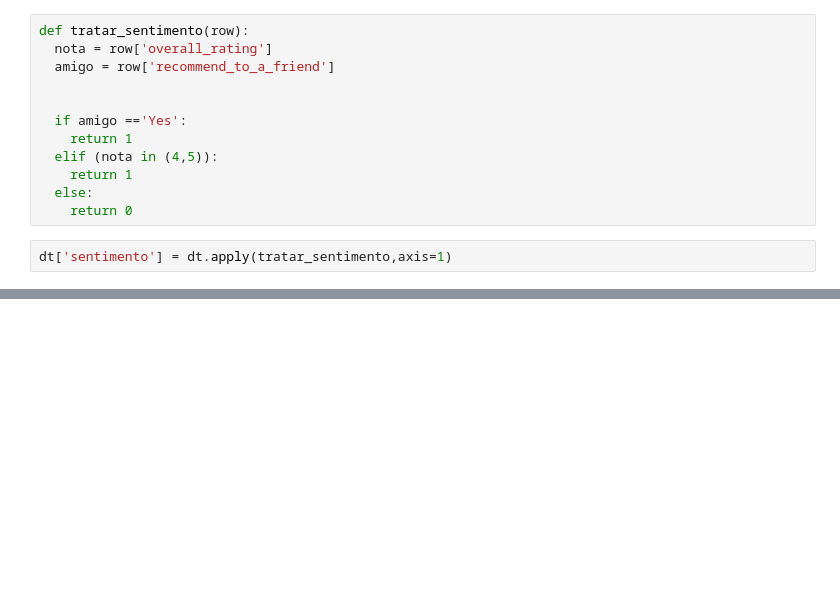
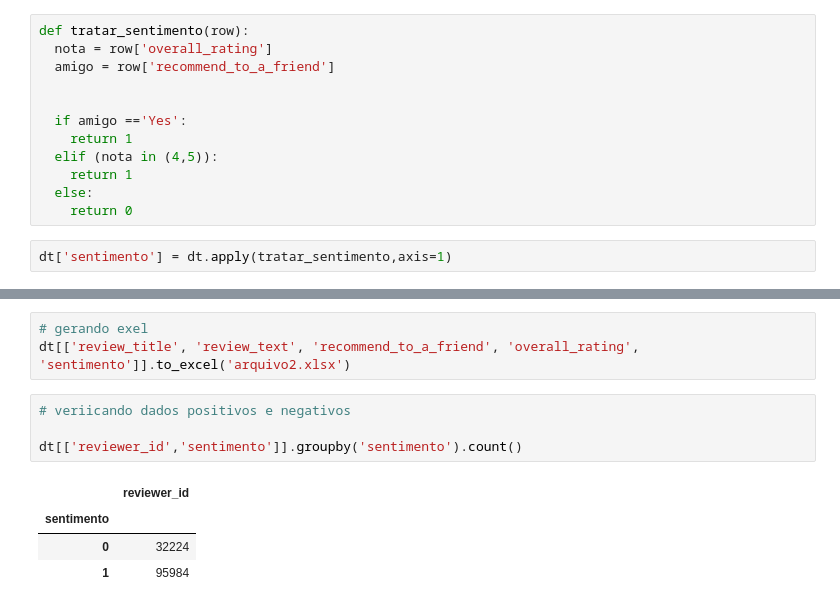
Before and after one commit to LeonardoMafra/Python_Data_Science, a Jupyter notebook: NLP.ipynb, the cells around one changed output, grey strips where cells are left out. Cells and saved outputs as stored; diff of their text form; blank space fills up the shorter version.

```diff
--- a/NLP.ipynb
+++ b/NLP.ipynb
@@ -221,0 +236,12 @@ dt['sentimento'] = dt.apply(tratar_sentimento,axis=1)
+# %%
+# gerando exel
+dt[['review_title', 'review_text', 'recommend_to_a_friend', 'overall_rating', 'sentimento']].to_excel('arquivo2.xlsx')
+# %%
+# veriicando dados positivos e negativos
+
+dt[['reviewer_id','sentimento']].groupby('sentimento').count()
+# %% [output]
+|  | reviewer_id |
+| sentimento |  |
+| 0 | 32224 |
+| 1 | 95984 |
```
Also changed, not shown: parts of 10 cells of this notebook.
